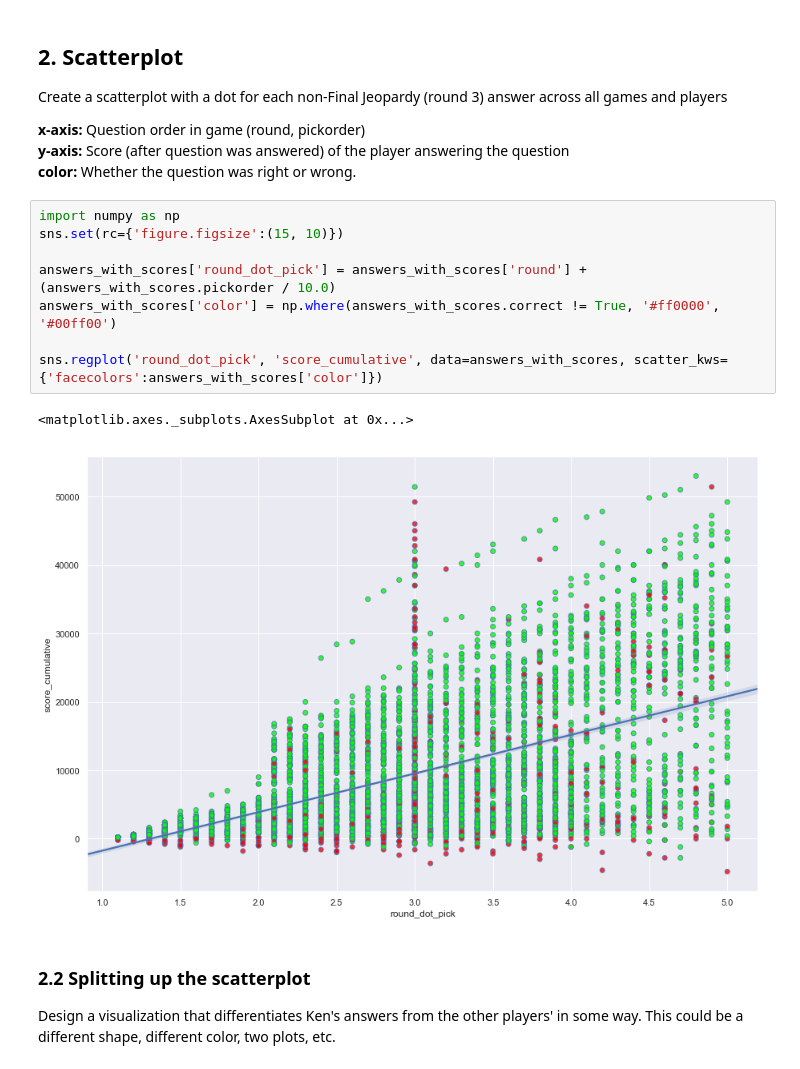
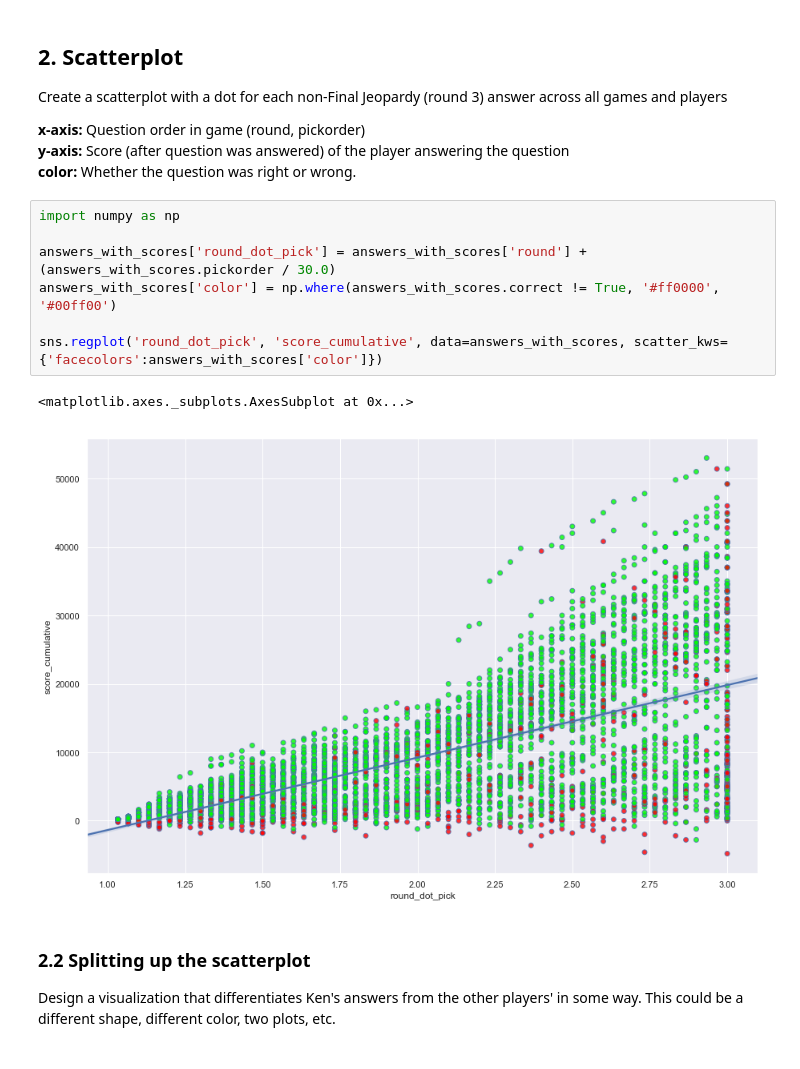
Before and after one commit to jobelenus/python-data-analysis-crash-course, a Jupyter notebook: homework/visualizations.ipynb, the cells around one changed output. Cells and saved outputs as stored; diff of their text form.

```diff
--- a/homework/visualizations.ipynb
+++ b/homework/visualizations.ipynb
@@ -189,15 +190,14 @@ Create a scatterplot with a dot for each non-Final Jeopardy (round 3) answer acr
 <b>color:</b> Whether the question was right or wrong.
 # %%
 import numpy as np
-sns.set(rc={'figure.figsize':(15, 10)})
 
-answers_with_scores['round_dot_pick'] = answers_with_scores['round'] + (answers_with_scores.pickorder / 10.0)
+answers_with_scores['round_dot_pick'] = answers_with_scores['round'] + (answers_with_scores.pickorder / 30.0)
 answers_with_scores['color'] = np.where(answers_with_scores.correct != True, '#ff0000', '#00ff00')
 
 sns.regplot('round_dot_pick', 'score_cumulative', data=answers_with_scores, scatter_kws={'facecolors':answers_with_scores['color']})
 # %% [output]
 <matplotlib.axes._subplots.AxesSubplot at 0x...>
-[figure, old version]
+[figure, new version]
 # %% [markdown]
 ### 2.2 Splitting up the scatterplot
 
```
Also changed, not shown: parts of 3 cells of this notebook.
